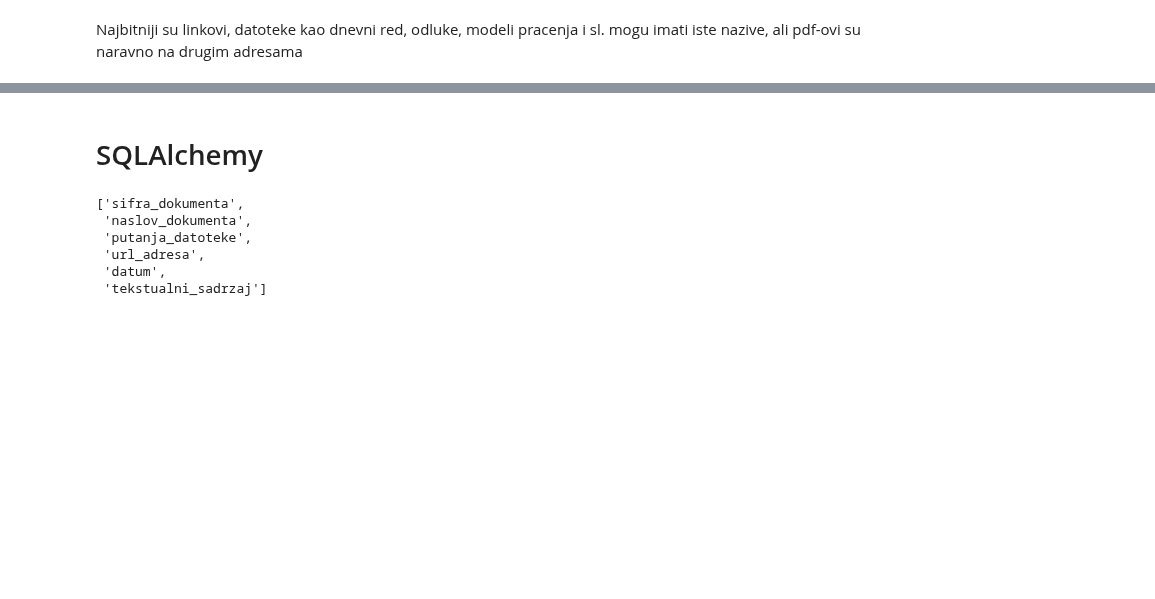
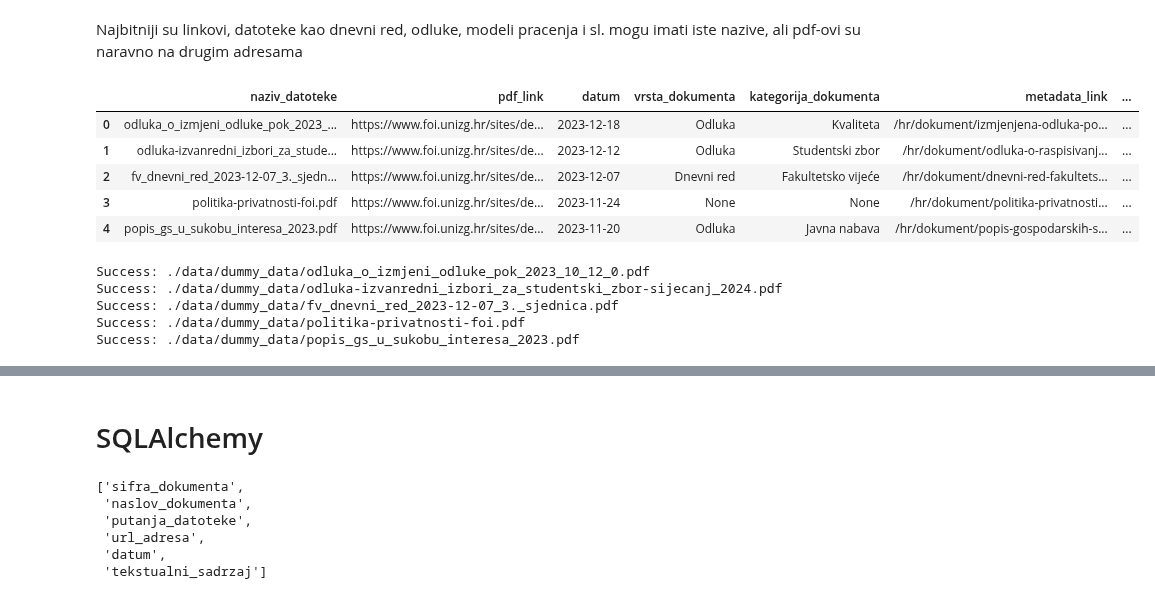
Before and after one commit to dsabljic/PAP-FOI-docs, a Jupyter notebook: Main.ipynb, the cells around one changed output, grey strips where cells are left out. Saved outputs shown, nothing was run; the diff lists cells and outputs as text; code cells hidden in the pictures; blank space fills up the shorter version.

```diff
--- a/Main.ipynb
+++ b/Main.ipynb
@@ -376,0 +330,10 @@ df.to_csv('scraped_data.csv', index = False)
+# %%
+df_test = df.head().copy()
+df_test
+# %% [output]
+|  | naziv_datoteke | pdf_link | datum | vrsta_dokumenta | kategorija_dokumenta | metadata_link | ... |
+| 0 | odluka_o_izmjeni_odluke_pok_2023_... | https://www.foi.unizg.hr/sites/de... | 2023-12-18 | Odluka | Kvaliteta | /hr/dokument/izmjenjena-odluka-po... | ... |
+| 1 | odluka-izvanredni_izbori_za_stude... | https://www.foi.unizg.hr/sites/de... | 2023-12-12 | Odluka | Studentski zbor | /hr/dokument/odluka-o-raspisivanj... | ... |
+| 2 | fv_dnevni_red_2023-12-07_3._sjedn... | https://www.foi.unizg.hr/sites/de... | 2023-12-07 | Dnevni red | Fakultetsko vijeće | /hr/dokument/dnevni-red-fakultets... | ... |
+| 3 | politika-privatnosti-foi.pdf | https://www.foi.unizg.hr/sites/de... | 2023-11-24 | None | None | /hr/dokument/politika-privatnosti... | ... |
+| 4 | popis_gs_u_sukobu_interesa_2023.pdf | https://www.foi.unizg.hr/sites/de... | 2023-11-20 | Odluka | Javna nabava | /hr/dokument/popis-gospodarskih-s... | ... |
@@ -376,0 +343,12 @@ df.to_csv('scraped_data.csv', index = False)
+# %%
+for i in range(len(df_test)):
+    path = download_pdf2(df.iloc[i].pdf_link, './data/dummy_data')
+    text = extract_text_from_pdf(path)
+    df_test.at[i, 'tekst'] = text.strip()
+    df_test.at[i, 'putanja'] = path
+# %% [output]
+Success: ./data/dummy_data/odluka_o_izmjeni_odluke_pok_2023_10_12_0.pdf
+Success: ./data/dummy_data/odluka-izvanredni_izbori_za_studentski_zbor-sijecanj_2024.pdf
+Success: ./data/dummy_data/fv_dnevni_red_2023-12-07_3._sjednica.pdf
+Success: ./data/dummy_data/politika-privatnosti-foi.pdf
+Success: ./data/dummy_data/popis_gs_u_sukobu_interesa_2023.pdf
```
Also changed, not shown: parts of 18 cells of this notebook.
